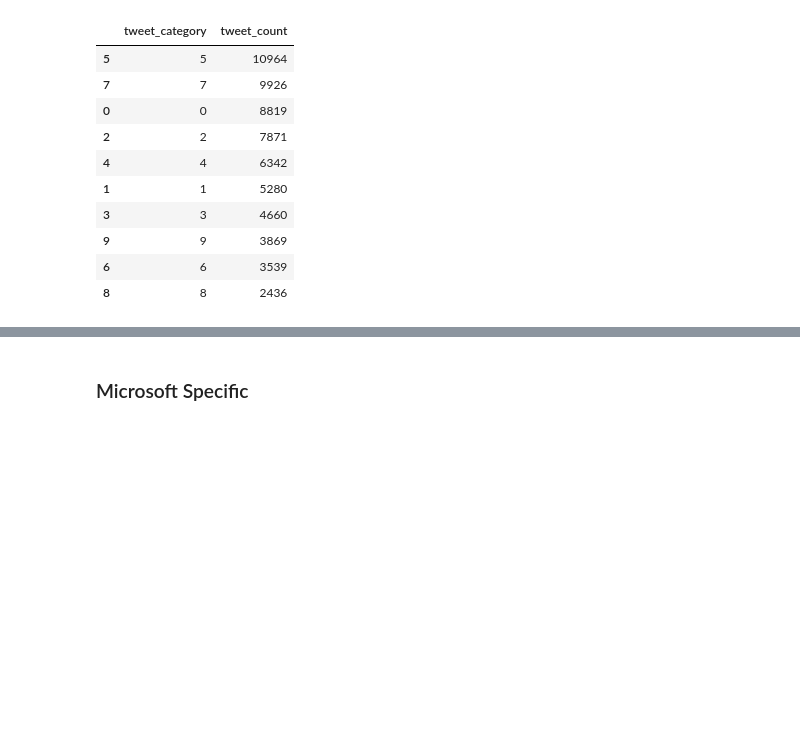
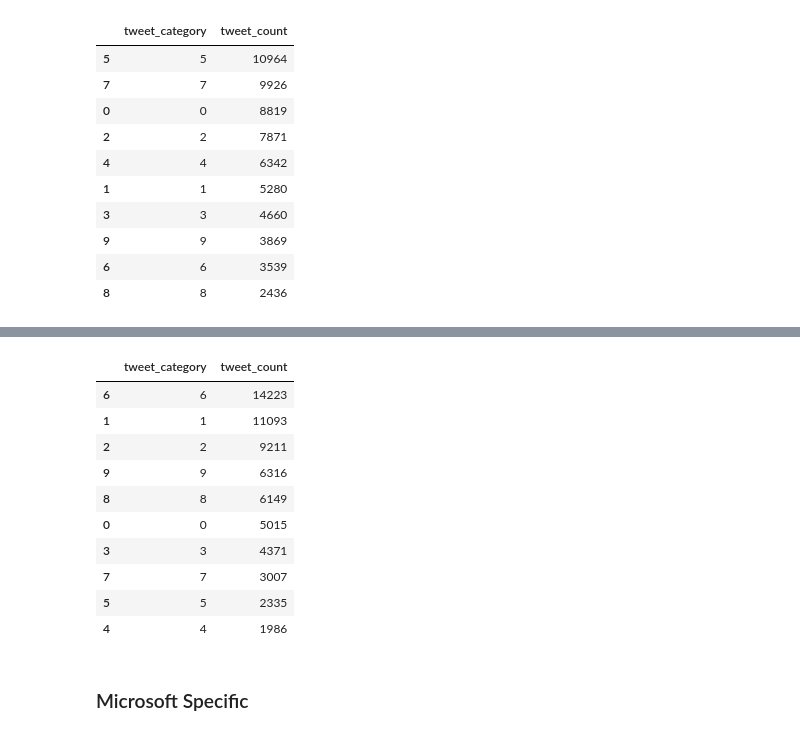
Before and after one commit to xvila/Twitter-Customer-Support-Exploration, a Jupyter notebook: notebooks/Topic Modeling.ipynb, the cells around one changed output, grey strips where cells are left out. Cells and saved outputs as stored; diff of their text form; code cells hidden in the pictures; blank space fills up the shorter version.

```diff
--- a/notebooks/Topic Modeling.ipynb
+++ b/notebooks/Topic Modeling.ipynb
@@ -746,0 +522,2 @@ apple2Dist
+# %%
+appleCleanNMF,appleCleanFeatures,appleCleanDist= get_topics2('AppleSupport',10,cleanIODF,stop=stop)
@@ -747,3 +549,17 @@ apple2Dist
+# %%
+appleCleanDist
+# %% [output]
+|  | tweet_category | tweet_count |
+| 6 | 6 | 14223 |
+| 1 | 1 | 11093 |
+| 2 | 2 | 9211 |
+| 9 | 9 | 6316 |
+| 8 | 8 | 6149 |
+| 0 | 0 | 5015 |
+| 3 | 3 | 4371 |
+| 7 | 7 | 3007 |
+| 5 | 5 | 2335 |
+| 4 | 4 | 1986 |
 # %% [markdown]
 ### Microsoft Specific
 # %%
```
Also changed, not shown: parts of 79 cells of this notebook, 1 other file.
